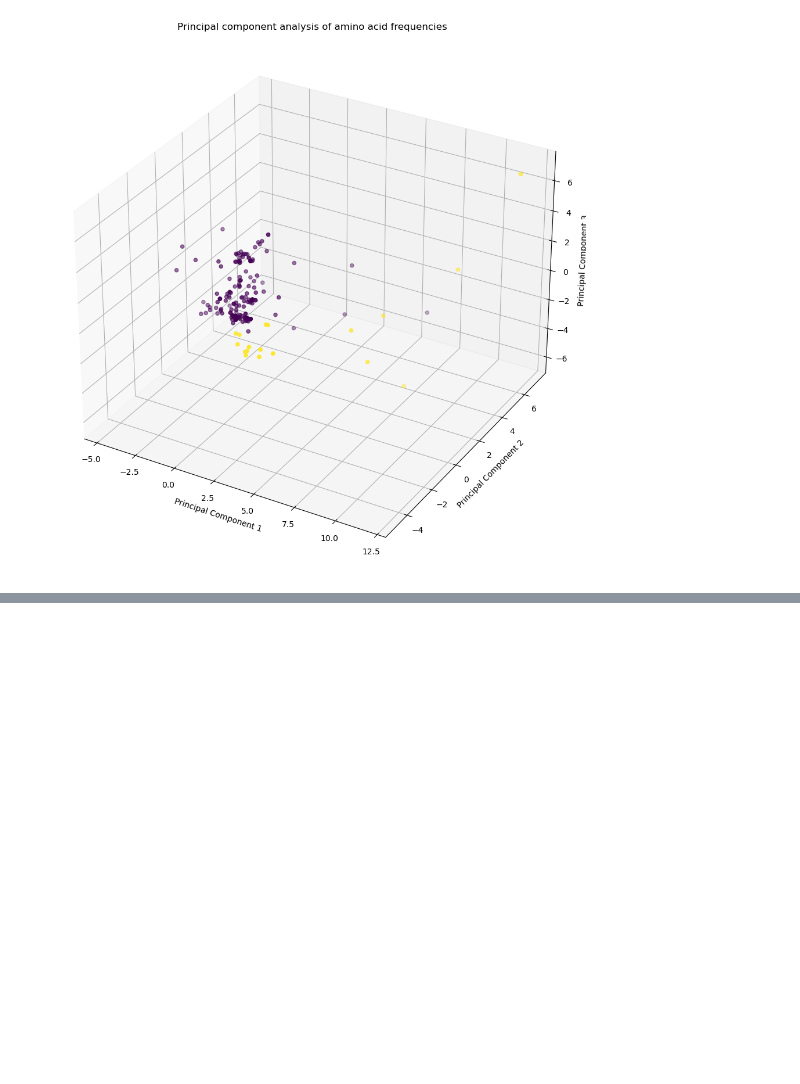
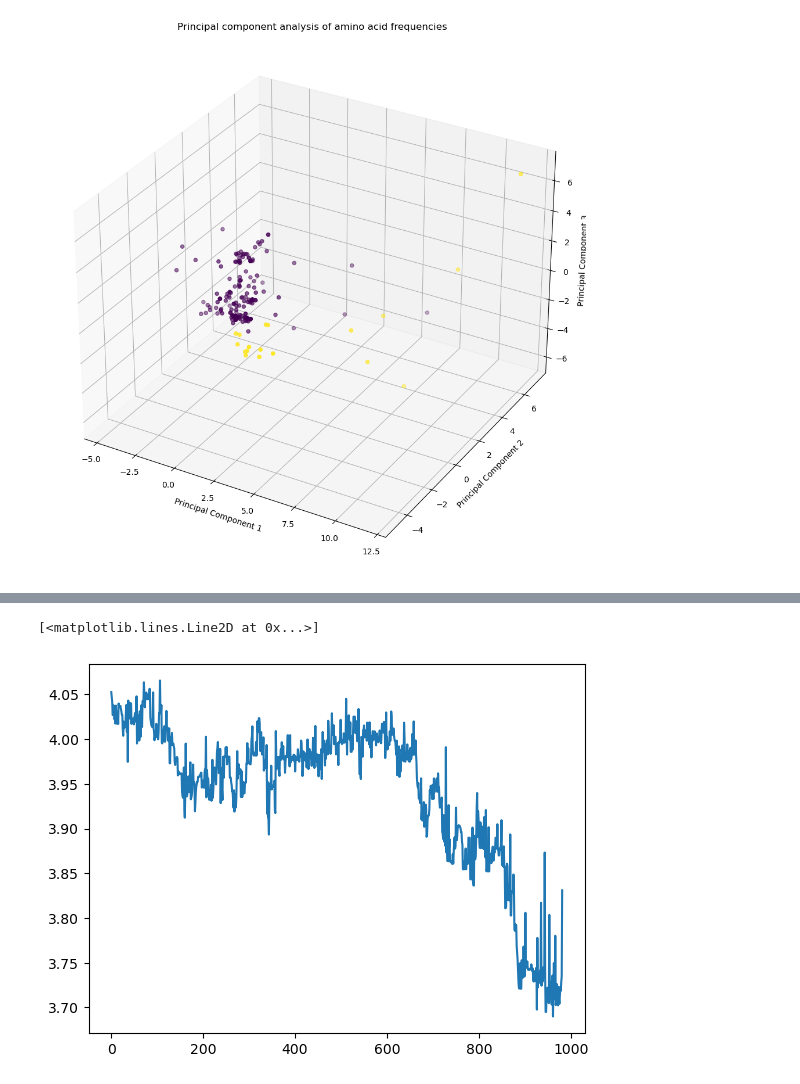
Before and after one commit to frederikespersen/OrthoIDP, a Jupyter notebook: Analysis.ipynb, the cells around one changed output, grey strips where cells are left out. Saved outputs shown, nothing was run; the diff lists cells and outputs as text; code cells hidden in the pictures; blank space fills up the shorter version.

```diff
--- a/Analysis.ipynb
+++ b/Analysis.ipynb
@@ -436,0 +449,5 @@ plt.show()
+# %%
+# Loading minimisation evolution
+minevo = pd.read_pickle('exp/idpevo_h1-0/results/min/evolution.pkl')
+
+minevo
@@ -436,0 +468,5 @@ plt.show()
+# %%
+plt.plot(minevo.obs)
+# %% [output]
+[<matplotlib.lines.Line2D at 0x...>]
+[figure, added]
```
Also changed, not shown: parts of 6 cells of this notebook.
